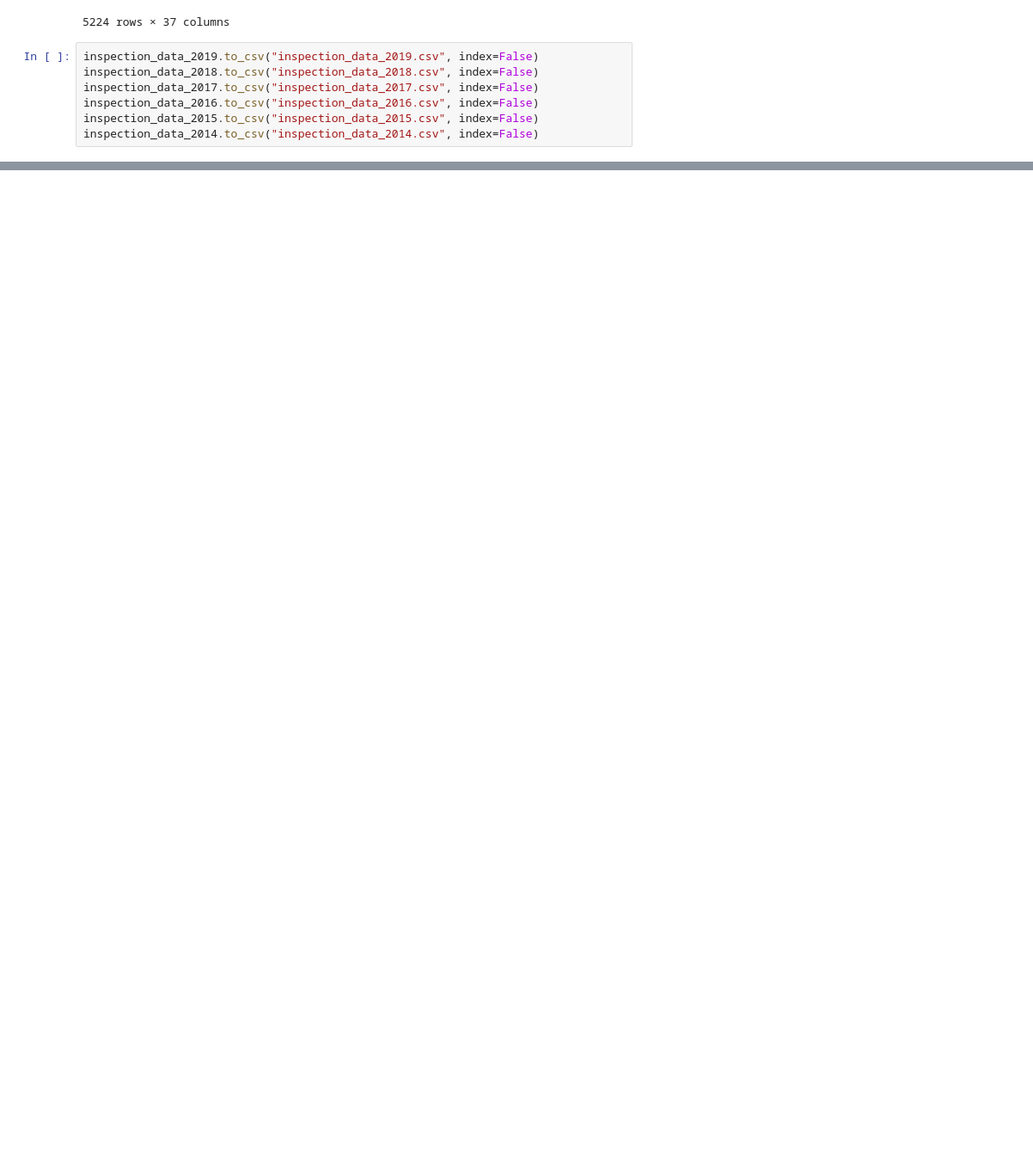
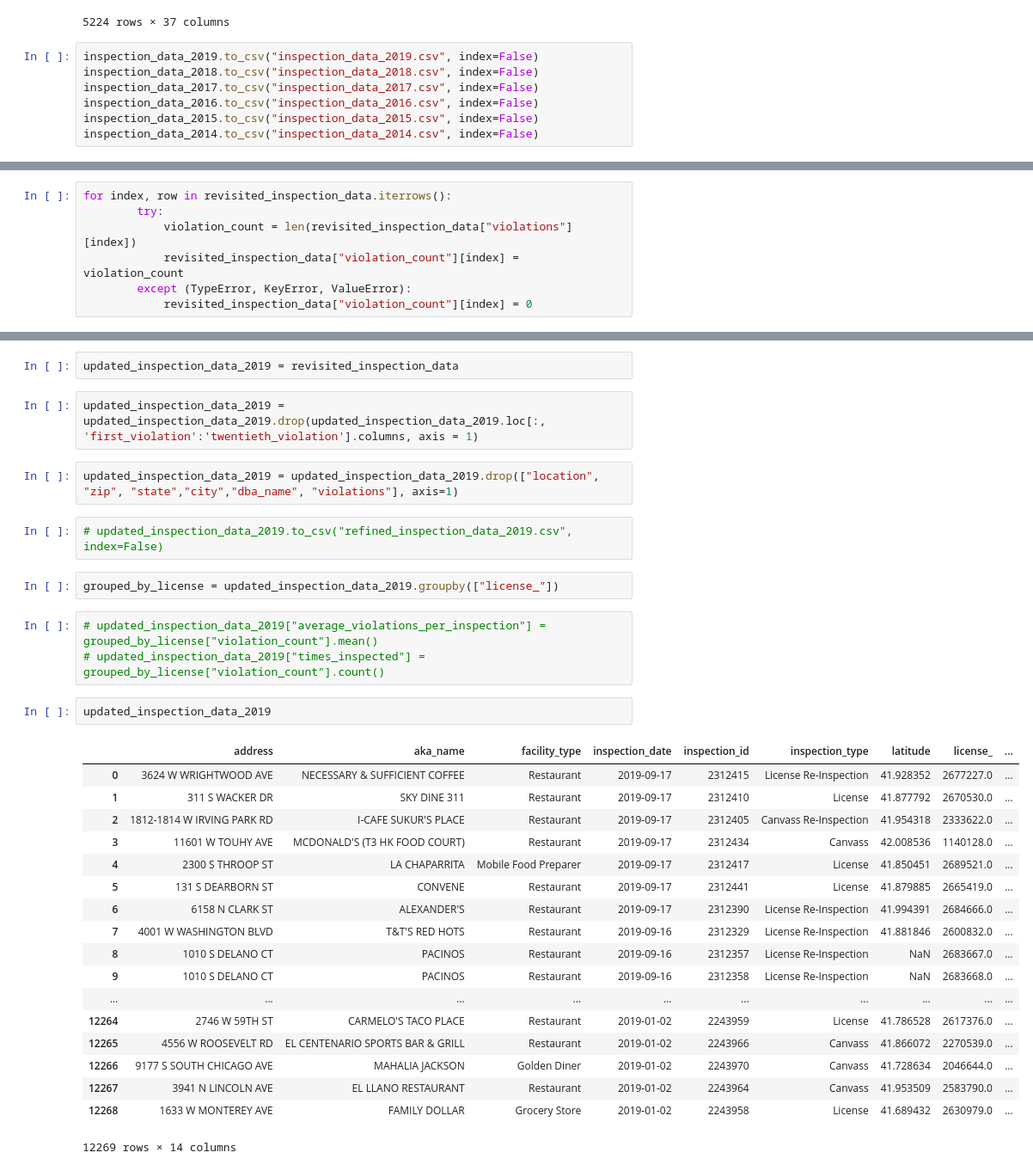
Before and after one commit to evan1108/chicago_food_inspections, a Jupyter notebook: api_inspection.ipynb, the cells around one changed output, grey strips where cells are left out. Shown: that part at 86% size. Cells and saved outputs as stored; diff of their text form; blank space fills up the shorter version.

```diff
--- a/api_inspection.ipynb
+++ b/api_inspection.ipynb
@@ -222,0 +254,7 @@ inspection_data_2014.to_csv("inspection_data_2014.csv", index=False)
+# %%
+for index, row in revisited_inspection_data.iterrows():
+        try:
+            violation_count = len(revisited_inspection_data["violations"][index])
+            revisited_inspection_data["violation_count"][index] = violation_count
+        except (TypeError, KeyError, ValueError):
+            revisited_inspection_data["violation_count"][index] = 0
@@ -222,0 +269,34 @@ inspection_data_2014.to_csv("inspection_data_2014.csv", index=False)
+# %%
+updated_inspection_data_2019 = revisited_inspection_data
+# %%
+updated_inspection_data_2019 = updated_inspection_data_2019.drop(updated_inspection_data_2019.loc[:, 'first_violation':'twentieth_violation'].columns, axis = 1)
+# %%
+updated_inspection_data_2019 = updated_inspection_data_2019.drop(["location", "zip", "state","city","dba_name", "violations"], axis=1)
+# %%
+# updated_inspection_data_2019.to_csv("refined_inspection_data_2019.csv", index=False)
+# %%
+grouped_by_license = updated_inspection_data_2019.groupby(["license_"])
+# %%
+# updated_inspection_data_2019["average_violations_per_inspection"] = grouped_by_license["violation_count"].mean()
+# updated_inspection_data_2019["times_inspected"] = grouped_by_license["violation_count"].count()
+# %%
+updated_inspection_data_2019
+# %% [output]
+|  | address | aka_name | facility_type | inspection_date | inspection_id | inspection_type | latitude | license_ | ... |
+| 0 | 3624 W WRIGHTWOOD AVE | NECESSARY & SUFFICIENT COFFEE | Restaurant | 2019-09-17 | 2312415 | License Re-Inspection | 41.928352 | 2677227.0 | ... |
+| 1 | 311 S WACKER DR | SKY DINE 311 | Restaurant | 2019-09-17 | 2312410 | License | 41.877792 | 2670530.0 | ... |
+| 2 | 1812-1814 W IRVING PARK RD | I-CAFE SUKUR'S PLACE | Restaurant | 2019-09-17 | 2312405 | Canvass Re-Inspection | 41.954318 | 2333622.0 | ... |
+| 3 | 11601 W TOUHY AVE | MCDONALD'S (T3 HK FOOD COURT) | Restaurant | 2019-09-17 | 2312434 | Canvass | 42.008536 | 1140128.0 | ... |
+| 4 | 2300 S THROOP ST | LA CHAPARRITA | Mobile Food Preparer | 2019-09-17 | 2312417 | License | 41.850451 | 2689521.0 | ... |
+| 5 | 131 S DEARBORN ST | CONVENE | Restaurant | 2019-09-17 | 2312441 | License | 41.879885 | 2665419.0 | ... |
+| 6 | 6158 N CLARK ST | ALEXANDER'S | Restaurant | 2019-09-17 | 2312390 | License Re-Inspection | 41.994391 | 2684666.0 | ... |
+| 7 | 4001 W WASHINGTON BLVD | T&T'S RED HOTS | Restaurant | 2019-09-16 | 2312329 | License Re-Inspection | 41.881846 | 2600832.0 | ... |
+| 8 | 1010 S DELANO CT | PACINOS | Restaurant | 2019-09-16 | 2312357 | License Re-Inspection | NaN | 2683667.0 | ... |
+| 9 | 1010 S DELANO CT | PACINOS | Restaurant | 2019-09-16 | 2312358 | License Re-Inspection | NaN | 2683668.0 | ... |
+| ... | ... | ... | ... | ... | ... | ... | ... | ... | ... |
+| 12264 | 2746 W 59TH ST | CARMELO'S TACO PLACE | Restaurant | 2019-01-02 | 2243959 | License | 41.786528 | 2617376.0 | ... |
+| 12265 | 4556 W ROOSEVELT RD | EL CENTENARIO SPORTS BAR & GRILL | Restaurant | 2019-01-02 | 2243966 | Canvass | 41.866072 | 2270539.0 | ... |
+| 12266 | 9177 S SOUTH CHICAGO AVE | MAHALIA JACKSON | Golden Diner | 2019-01-02 | 2243970 | Canvass | 41.728634 | 2046644.0 | ... |
+| 12267 | 3941 N LINCOLN AVE | EL LLANO RESTAURANT | Restaurant | 2019-01-02 | 2243964 | Canvass | 41.953509 | 2583790.0 | ... |
+| 12268 | 1633 W MONTEREY AVE | FAMILY DOLLAR | Grocery Store | 2019-01-02 | 2243958 | License | 41.689432 | 2630979.0 | ... |
+12269 rows × 14 columns
```
Also changed, not shown: parts of 14 cells of this notebook, 2 other files.
